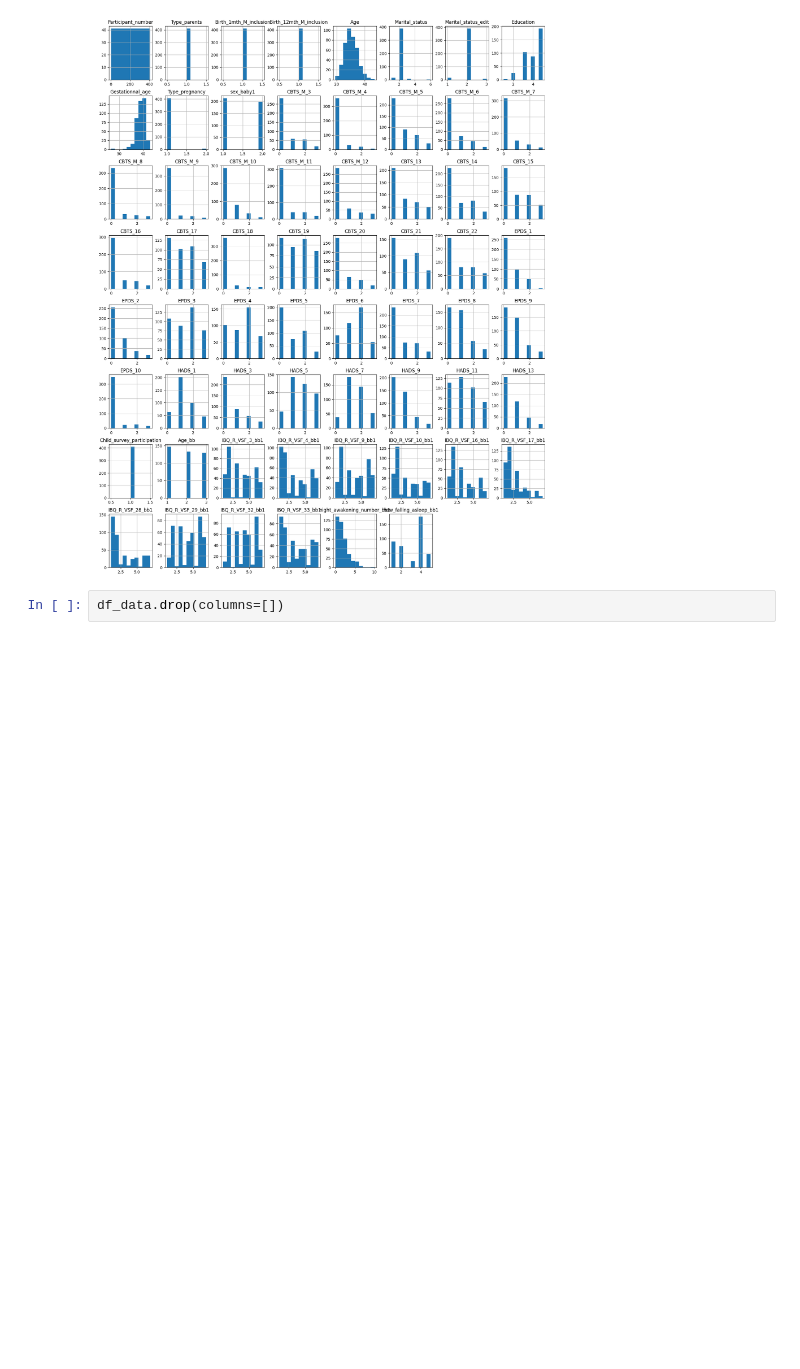
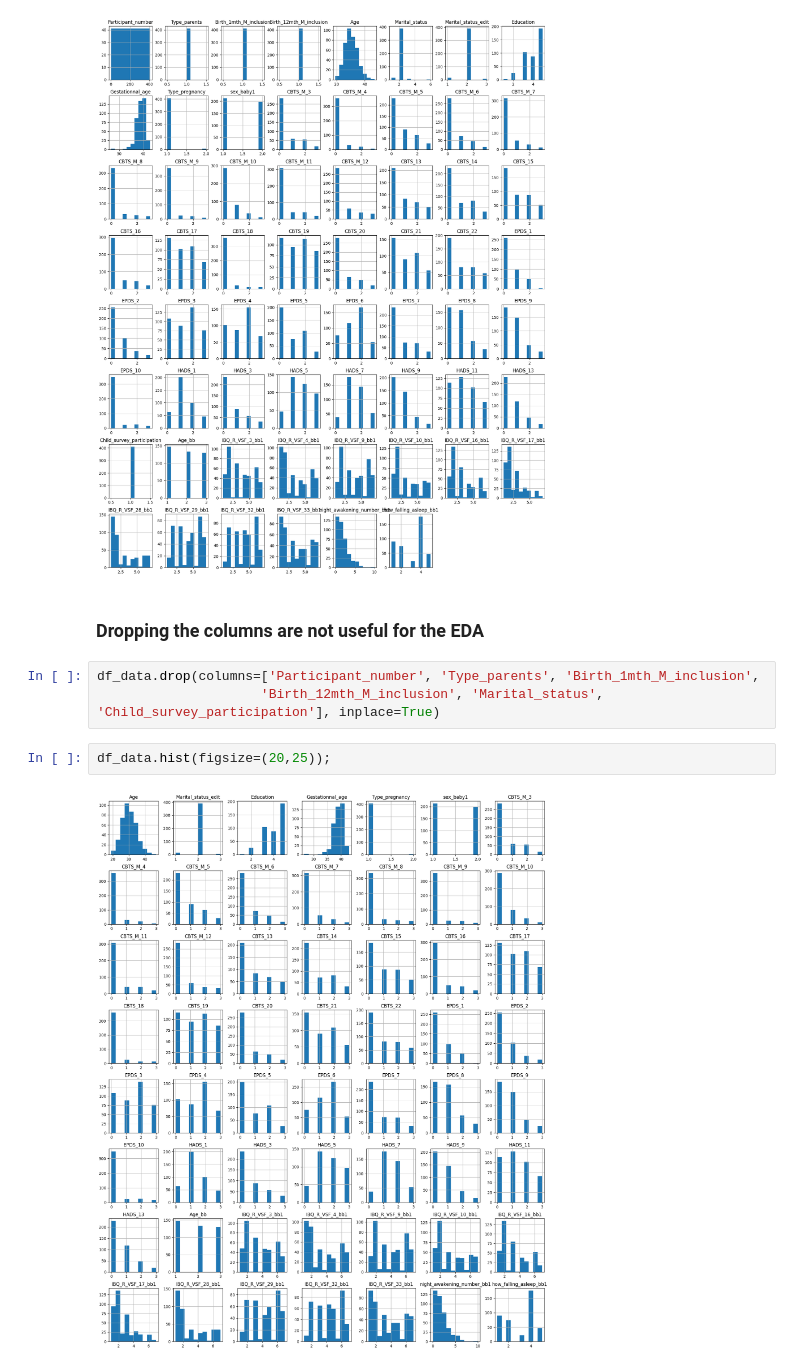
Before and after one commit to DRPwgu/maternal_health_on_infant_sleep, a Jupyter notebook: Data Exploration.ipynb, the cells around one changed output. Cells and saved outputs as stored; diff of their text form; blank space fills up the shorter version.

```diff
--- a/Data Exploration.ipynb
+++ b/Data Exploration.ipynb
@@ -196,5 +192,12 @@ df_data.isnull().sum().sum()
 df_data.hist(figsize=(20,25));
 # %% [output]
 [figure]
+# %% [markdown]
+### Dropping the columns are not useful for the EDA
 # %%
-df_data.drop(columns=[])
+df_data.drop(columns=['Participant_number', 'Type_parents', 'Birth_1mth_M_inclusion',
+                     'Birth_12mth_M_inclusion', 'Marital_status', 'Child_survey_participation'], inplace=True)
+# %%
+df_data.hist(figsize=(20,25));
+# %% [output]
+[figure, added]
```
Also changed, not shown: parts of 16 cells of this notebook, 1 other file.
